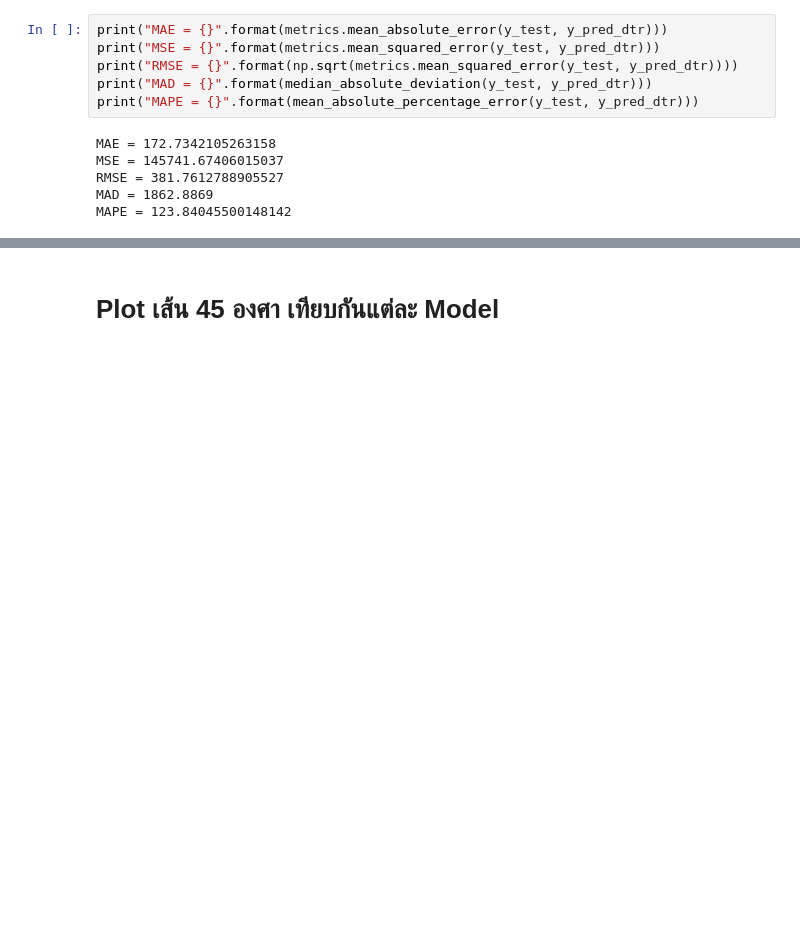
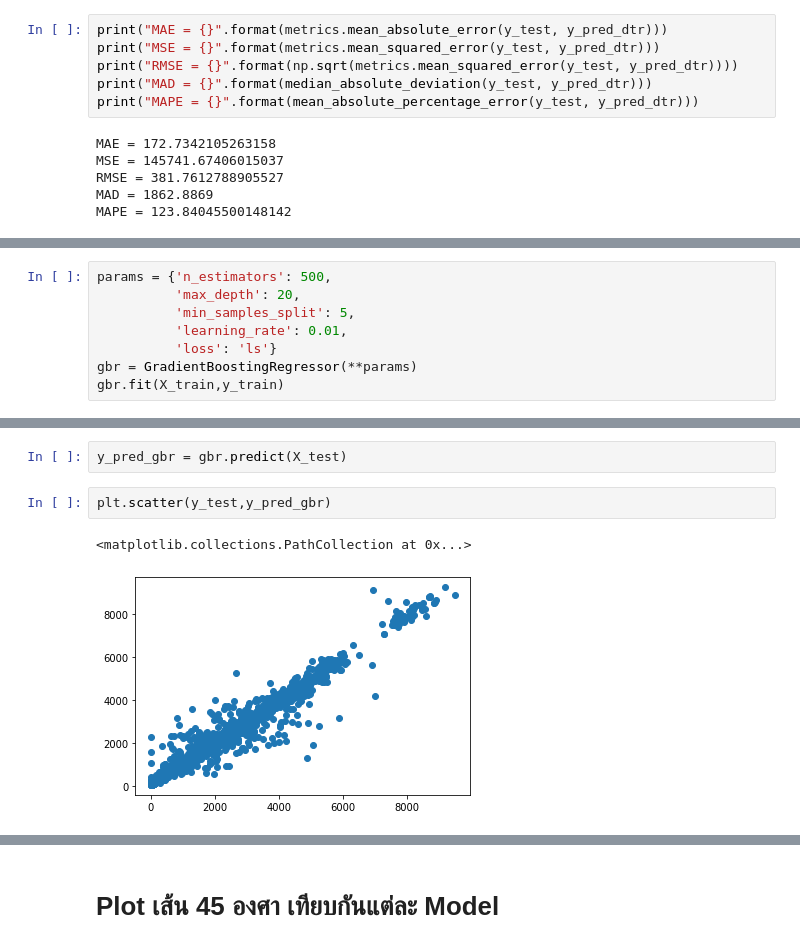
Before and after one commit to Kzis/DL, a Jupyter notebook: Inbound_Model.ipynb, the cells around one changed output, grey strips where cells are left out. Saved outputs shown, nothing was run; the diff lists cells and outputs as text; blank space fills up the shorter version.

```diff
--- a/Inbound_Model.ipynb
+++ b/Inbound_Model.ipynb
@@ -206,0 +245,8 @@ MAPE = 123.84045500148142
+# %%
+params = {'n_estimators': 500,
+          'max_depth': 20,
+          'min_samples_split': 5,
+          'learning_rate': 0.01,
+          'loss': 'ls'}
+gbr = GradientBoostingRegressor(**params)
+gbr.fit(X_train,y_train)
@@ -206,0 +263,7 @@ MAPE = 123.84045500148142
+# %%
+y_pred_gbr = gbr.predict(X_test)
+# %%
+plt.scatter(y_test,y_pred_gbr)
+# %% [output]
+<matplotlib.collections.PathCollection at 0x...>
+[figure, added]
```
Also changed, not shown: parts of 23 cells of this notebook.
